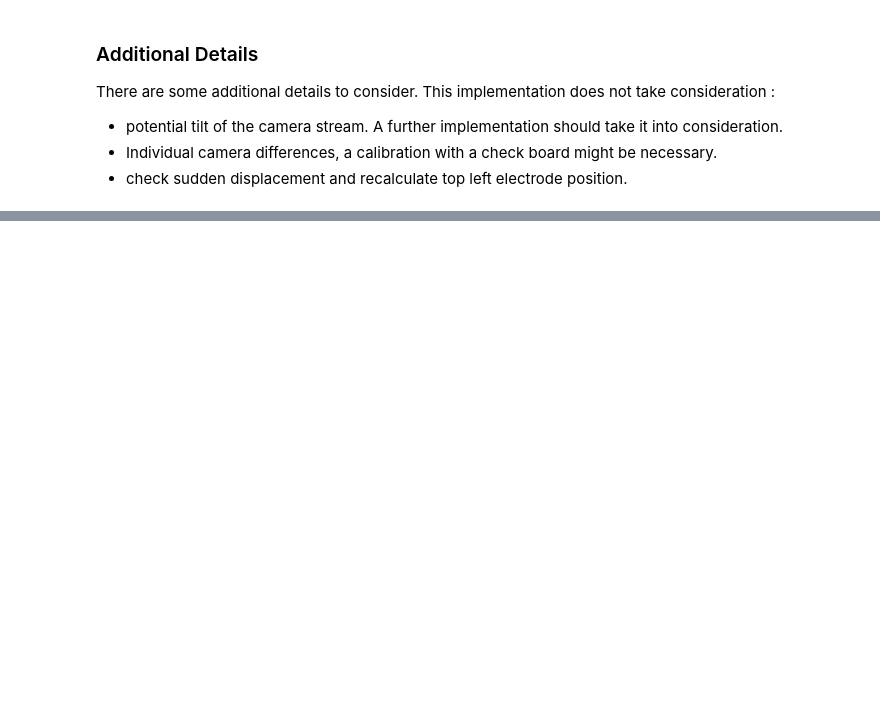
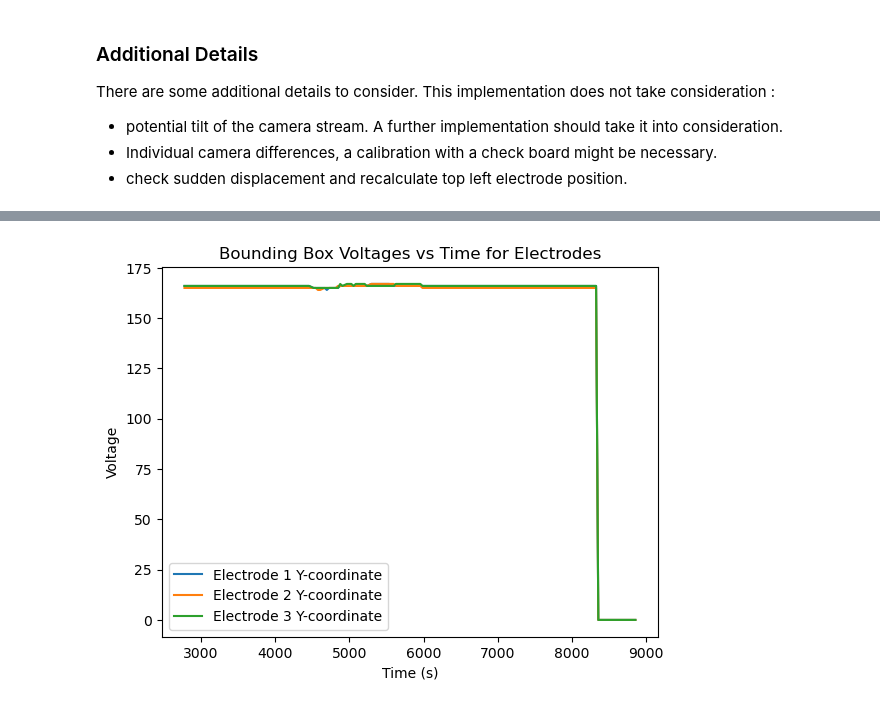
Before and after one commit to rad1o1/CARDIO-visualization, a Jupyter notebook: measure_comparison/src/video_segmentation.ipynb, the cells around one changed output, grey strips where cells are left out. Saved outputs shown, nothing was run; the diff lists cells and outputs as text; code cells hidden in the pictures; blank space fills up the shorter version.

```diff
--- a/measure_comparison/src/video_segmentation.ipynb
+++ b/measure_comparison/src/video_segmentation.ipynb
@@ -550,0 +1178,11 @@ This implementation does not take consideration :
+# %%
+for e in range(len(GATES)):
+    plt.plot(downsampled_time, combined_data_gated[:, e, 8], label=f'Electrode {e+1} Y-coordinate')
+
+plt.xlabel('Time (s)')
+plt.ylabel('Voltage')
+plt.title('Bounding Box Voltages vs Time for Electrodes')
+plt.legend()
+plt.show()
+# %% [output]
+[figure, added]
```
Also changed, not shown: parts of 39 cells of this notebook, 10 other files.
